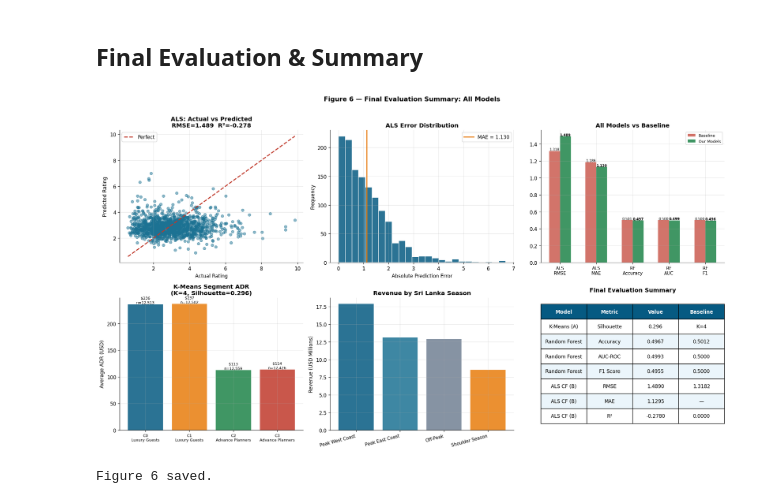
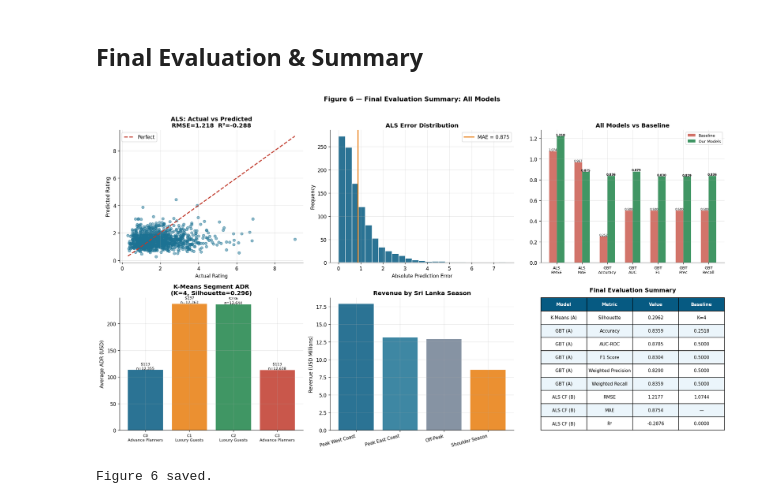
Before and after one commit to Dilki20thakshmila/Tourism-Analytics-Hotel-Recommendation, a Jupyter notebook: Tourism_Analytics_Hotel_Recommendation.ipynb, the cells around one changed output. Drawn from its saved outputs; the diff is of its cells as text; code cells hidden in the pictures.

Commit message:
Updated dataset, README, and main program file after improving performance metrics

```diff
--- a/Tourism_Analytics_Hotel_Recommendation.ipynb
+++ b/Tourism_Analytics_Hotel_Recommendation.ipynb
@@ -1448,8 +1409,7 @@ axes[0,0].scatter(als_pd['rating'], als_pd['prediction'],
                   alpha=0.5, s=30, color=C['teal'])
 mn, mx = als_pd['rating'].min(), als_pd['rating'].max()
 axes[0,0].plot([mn,mx],[mn,mx],'--',color=C['red'],linewidth=2,label='Perfect')
-axes[0,0].set_xlabel('Actual Rating')
-axes[0,0].set_ylabel('Predicted Rating')
+axes[0,0].set_xlabel('Actual Rating'); axes[0,0].set_ylabel('Predicted Rating')
 axes[0,0].set_title(f'ALS: Actual vs Predicted\nRMSE={rmse_als:.3f}  R²={r2_als:.3f}',
                     fontweight='bold')
 axes[0,0].legend()
@@ -1465,83 +1425,78 @@ axes[0,1].set_title('ALS Error Distribution', fontweight='bold')
 axes[0,1].legend()
 
 # 6c — All metrics comparison
-label_m = ['ALS\nRMSE','ALS\nMAE','RF\nAccuracy','RF\nAUC','RF\nF1']
-model_v = [rmse_als, mae_als, acc, auc, f1]
-base_v  = [rmse_base, rmse_base*0.9, baseline_acc, 0.5, 0.5]
-xm = np.arange(len(label_m))
-wm = 0.3
+label_m  = ['ALS\nRMSE','ALS\nMAE','GBT\nAccuracy','GBT\nAUC','GBT\nF1','GBT\nPrec','GBT\nRecall']
+model_v  = [rmse_als, mae_als, acc, auc, f1, precision, recall]
+base_v   = [rmse_base, rmse_base*0.9, baseline_acc, 0.5, 0.5, 0.5, 0.5]
+xm = np.arange(len(label_m)); wm = 0.3
 axes[0,2].bar(xm-wm/2, base_v,   wm, color=C['red'],   alpha=0.7,  label='Baseline')
 axes[0,2].bar(xm+wm/2, model_v,  wm, color=C['green'], alpha=0.85, label='Our Models')
 axes[0,2].set_xticks(xm)
-axes[0,2].set_xticklabels(label_m, fontsize=9)
+axes[0,2].set_xticklabels(label_m, fontsize=8)
 axes[0,2].set_title('All Models vs Baseline', fontweight='bold')
 axes[0,2].legend(fontsize=8)
 for xi,(b,v) in enumerate(zip(base_v, model_v)):
-    axes[0,2].text(xi-wm/2, b+0.005, f'{b:.3f}', ha='center', fontsize=7)
-    axes[0,2].text(xi+wm/2, v+0.005, f'{v:.3f}', ha='center', fontsize=7, fontweight='bold')
+    axes[0,2].text(xi-wm/2, b+0.005, f'{b:.3f}', ha='center', fontsize=6)
+    axes[0,2].text(xi+wm/2, v+0.005, f'{v:.3f}', ha='center', fontsize=6, fontweight='bold')
 
-# 6d — K-Means cluster summary
+# 6d — K-Means cluster ADR
 xc = range(len(profile_pd))
 cc = [C['primary'],C['amber'],C['green'],C['red'],C['teal']]
 axes[1,0].bar(xc, profile_pd['avg_adr'],
-              color=[cc[i%len(cc)] for i in range(len(profile_pd))],
-              alpha=0.85)
+              color=[cc[i%len(cc)] for i in range(len(profile_pd))], alpha=0.85)
 axes[1,0].set_xticks(xc)
 axes[1,0].set_xticklabels(
-    [f'C{i}\n{profile_pd["label"].iloc[i].split(chr(10))[0]}'
-     for i in range(len(profile_pd))],
-    fontsize=8
-)
+    [f'C{i}\n{profile_pd["label"].iloc[i].split(chr(10))[0]}' for i in range(len(profile_pd))],
+    fontsize=8)
 axes[1,0].set_ylabel('Average ADR (USD)')
 axes[1,0].set_title(f'K-Means Segment ADR\n(K={best_k}, Silhouette={max(sil_scores):.3f})',
                     fontweight='bold')
 for i, (v, cnt) in enumerate(zip(profile_pd['avg_adr'], profile_pd['count'])):
     axes[1,0].text(i, v+1, f'${v:.0f}\nn={cnt:,}', ha='center', fontsize=7.5)
 
-# 6e — Seasonal revenue bar
+# 6e — Seasonal revenue
 season_rev_sorted = season_rev.sort_values('revenue_m', ascending=False)
 sc2 = [season_colors.get(s, C['grey']) for s in season_rev_sorted['season']]
-axes[1,1].bar(range(len(season_rev_sorted)),
-              season_rev_sorted['revenue_m'], color=sc2, alpha=0.85)
+axes[1,1].bar(range(len(season_rev_sorted)), season_rev_sorted['revenue_m'],
+              color=sc2, alpha=0.85)
 axes[1,1].set_xticks(range(len(season_rev_sorted)))
-axes[1,1].set_xticklabels(season_rev_sorted['season'],
-                           rotation=15, ha='right', fontsize=9)
+axes[1,1].set_xticklabels(season_rev_sorted['season'], rotation=15, ha='right', fontsize=9)
 axes[1,1].set_ylabel('Revenue (USD Millions)')
 axes[1,1].set_title('Revenue by Sri Lanka Season', fontweight='bold')
 
-# 6f — Summary table
+# 6f — Enhanced summary table
 axes[1,2].axis('off')
 table_data = [
-    ['Model', 'Metric', 'Value', 'Baseline'],
-    ['K-Means (A)',   'Silhouette',  f'{max(sil_scores):.3f}', f'K={best_k}'],
-    ['Random Forest', 'Accuracy',    f'{acc:.4f}',  f'{baseline_acc:.4f}'],
-    ['Random Forest', 'AUC-ROC',     f'{auc:.4f}',  '0.5000'],
-    ['Random Forest', 'F1 Score',    f'{f1:.4f}',   '0.5000'],
-    ['ALS CF (B)',    'RMSE',        f'{rmse_als:.4f}', f'{rmse_base:.4f}'],
-    ['ALS CF (B)',    'MAE',         f'{mae_als:.4f}',  '—'],
-    ['ALS CF (B)',    'R²',          f'{r2_als:.4f}',   '0.0000'],
+    ['Model',        'Metric',            'Value',            'Baseline'],
+    ['K-Means (A)',  'Silhouette',         f'{max(sil_scores):.4f}', f'K={best_k}'],
+    ['GBT (A)',      'Accuracy',           f'{acc:.4f}',       f'{baseline_acc:.4f}'],
+    ['GBT (A)',      'AUC-ROC',            f'{auc:.4f}',       '0.5000'],
+    ['GBT (A)',      'F1 Score',           f'{f1:.4f}',        '0.5000'],
+    ['GBT (A)',      'Weighted Precision', f'{precision:.4f}', '0.5000'],
+    ['GBT (A)',      'Weighted Recall',    f'{recall:.4f}',    '0.5000'],
+    ['ALS CF (B)',   'RMSE',               f'{rmse_als:.4f}',  f'{rmse_base:.4f}'],
+    ['ALS CF (B)',   'MAE',                f'{mae_als:.4f}',   '—'],
+    ['ALS CF (B)',   'R²',                 f'{r2_als:.4f}',    '0.0000'],
 ]
 tbl = axes[1,2].table(
     cellText=table_data[1:], colLabels=table_data[0],
-    cellLoc='center', loc='center', bbox=[0, 0.05, 1, 0.9]
+    cellLoc='center', loc='center', bbox=[0, 0.0, 1, 1.0]
 )
-tbl.auto_set_font_size(False)
-tbl.set_fontsize(10)
-for (r,c), cell in tbl.get_celld().items():
+tbl.auto_set_font_size(False); tbl.set_fontsize(9)
+for (r,c_), cell in tbl.get_celld().items():
     if r == 0:
         cell.set_facecolor(C['primary'])
         cell.set_text_props(color='white', fontweight='bold')
     elif r % 2 == 0:
         cell.set_facecolor(C['light'])
 axes[1,2].set_title('Final Evaluation Summary', fontweight='bold', pad=12)
 
 plt.tight_layout()
-fig.savefig(os.path.join(OUTPUT_DIR, 'fig6_final_evaluation.png'),
-            dpi=150, bbox_inches='tight')
+fig.savefig(os.path.join(OUTPUT_DIR, 'fig6_final_evaluation.png'), dpi=150, bbox_inches='tight')
 plt.show()
 print('Figure 6 saved.')
 # %% [output]
-[figure, old version]
+[figure, new version]
 Figure 6 saved.
 # %%
 # Save all outputs & stop Spark
```
Also changed, not shown: parts of 18 cells of this notebook, 14 other files.
